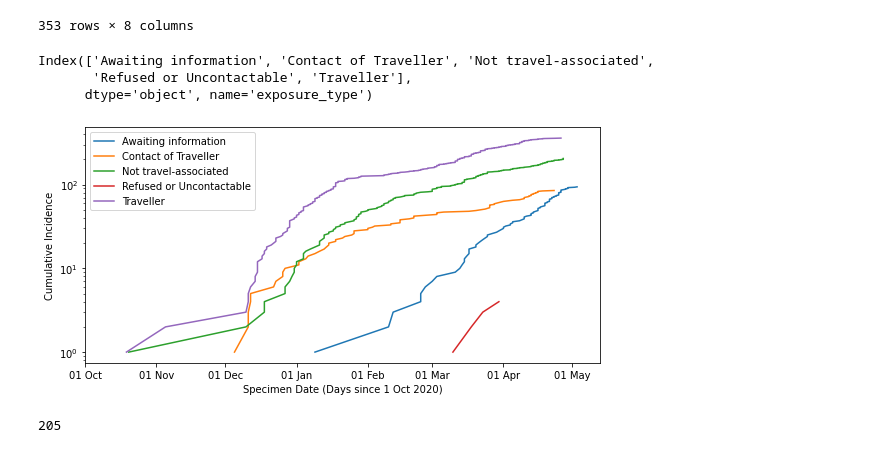
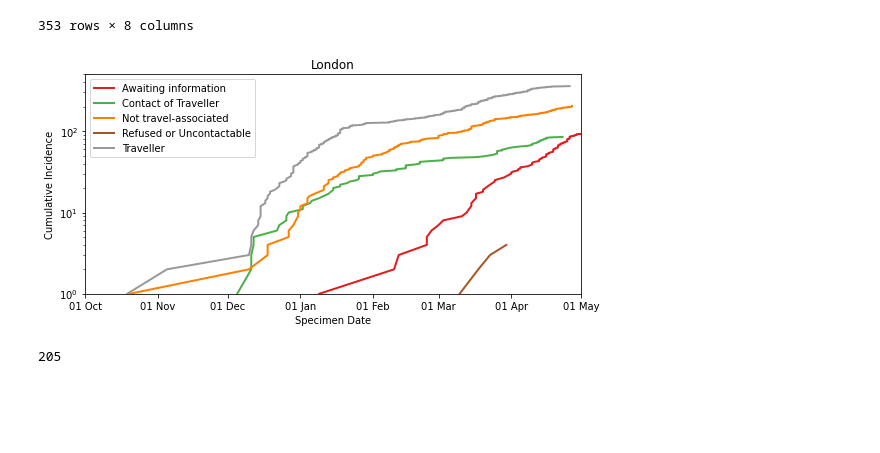
Before and after one commit to JCurran-Sebastian/BPs_for_VoC, a Jupyter notebook: voc_data.ipynb, the cells around one changed output. Cells and saved outputs as stored; diff of their text form; code cells hidden in the pictures; blank space fills up the shorter version.

```diff
--- a/voc_data.ipynb
+++ b/voc_data.ipynb
@@ -82,17 +70,20 @@ dfr = df.groupby('PHEC_name').apply(todays)
 # %%
-plt.figure(figsize=(10,4))
-for i in range(0,len(dfr.index)):
+lq = len(dfr.index)
+cmp = plt.cm.get_cmap('Set2', lq+1)
+plt.figure(figsize=(8,4))
+for i in range(0,lq):
     x = dfr[i]
-    plt.plot(np.sort(x),np.arange(1,len(x)+1),label=dfr.index[i])
-for i, d in keydates.iterrows():
-    plt.plot(todays(d)*np.ones(2),np.array([0,500]),ls='--',label=d.date_name)
+    plt.plot(np.sort(x),np.arange(1,len(x)+1),label=dfr.index[i], lw=2, c=cmp(i))
+#for i, d in keydates.iterrows():
+#    plt.plot(todays(d)*np.ones(2),np.array([0,500]),ls='--',label=d.date_name)
 plt.legend()
-plt.xlabel('Earliest Specimen Date')
+plt.xlabel('Specimen Date')
 plt.ylabel('Cumulative Incidence')
 plt.xticks(todays(monthstarts),tods(monthstarts))
-plt.xlim([30,220])
+plt.xlim([0,212])
 plt.ylim([1,500])
 plt.yscale('log')
+plt.title('England')
 plt.tight_layout()
-#plt.savefig('./voc_region_log.pdf')
+plt.savefig('./figures/voc_region_log.pdf')
 # %% [output]
@@ -119,30 +110,27 @@ dfl
 | 351 | 1673679.0 | 20210420.0 | Confirmed | 2021-04-20 | London | Awaiting information | ... |
 | 352 | 1673685.0 | 20210419.0 | Confirmed | 2021-04-19 | London | Awaiting information | ... |
 353 rows × 8 columns
-# %%
-dfg.index
-# %% [output]
-Index(['Awaiting information', 'Contact of Traveller', 'Not travel-associated',
-       'Refused or Uncontactable', 'Traveller'],
-      dtype='object', name='exposure_type')
 # %%
 dfg = df.groupby('exposure_type').apply(todays)
 # %%
+lq = len(dfg.index)
+cmp = plt.cm.get_cmap('Set1', lq)
 plt.figure(figsize=(8,4))
-for i in range(0,len(dfg.index)):
+for i in range(0,lq):
     x = dfg[i]
-    plt.plot(np.sort(x),np.arange(1,len(x)+1),label=dfg.index[i])
+    plt.plot(np.sort(x),np.arange(1,len(x)+1),label=dfg.index[i], lw=2, c=cmp(i))
 plt.legend()
-plt.xlabel('Specimen Date (Days since 1 Oct 2020)')
+plt.xlabel('Specimen Date')
 plt.ylabel('Cumulative Incidence')
 plt.xticks(todays(monthstarts),tods(monthstarts))
-#plt.ylim([50,300])
-#plt.xlim([60,180])
+plt.ylim([1,500])
+plt.xlim([0,212])
 plt.yscale('log')
+plt.title('London')
 plt.tight_layout()
-#plt.savefig('./voc_c.pdf')
+plt.savefig('./figures/voc_london_log.pdf')
 # %% [output]
-[figure, old version]
+[figure, new version]
 # %%
 # From the above, Not travel London
 li = np.argwhere(dfg.index == 'Not travel-associated')[0]
```
Also changed, not shown: parts of 9 cells of this notebook, 16 other files.
